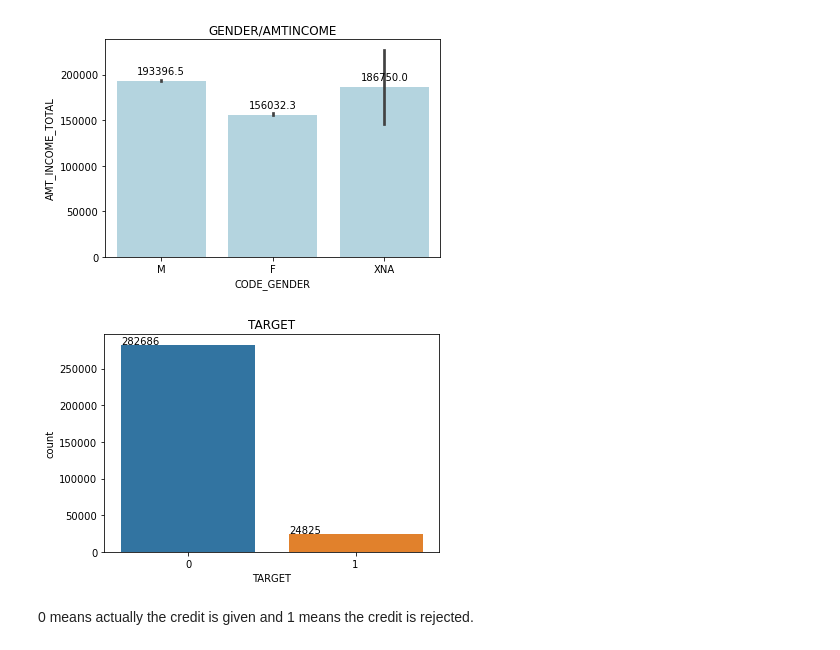
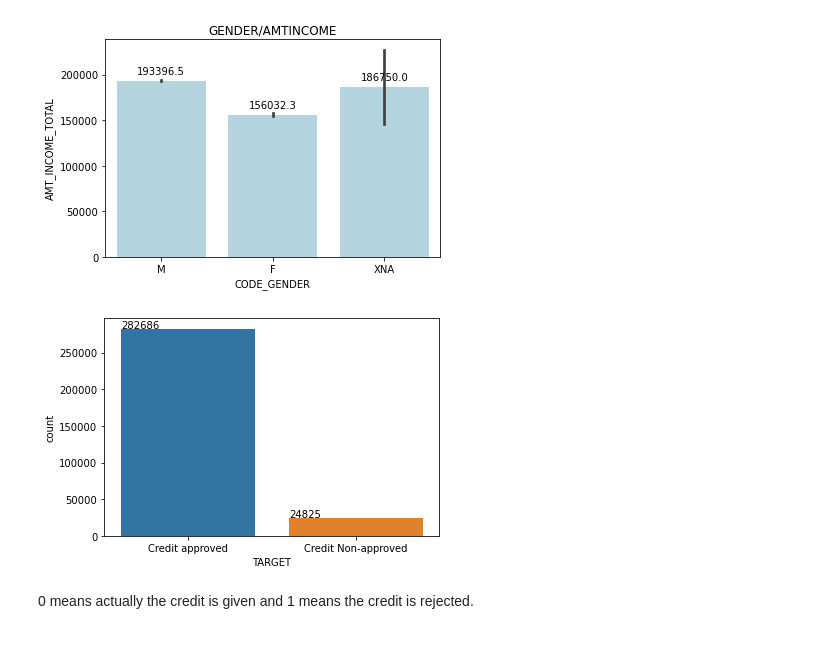
Before and after one commit to santra11/Credit-Scoring, a Jupyter notebook: scoringcredit.ipynb, the cells around one changed output. Drawn from its saved outputs; the diff is of its cells as text; code cells hidden in the pictures.

```diff
--- a/scoringcredit.ipynb
+++ b/scoringcredit.ipynb
@@ -112,10 +111,10 @@ for p in g.patches:
 # %%
 s = sns.countplot(x = 'TARGET',data = df)
 for p in s.patches:
     s.annotate(str(p.get_height()), (p.get_x() * 1.005, p.get_height() * 1.005))
-    s.set_title('TARGET')
+    s.set_xticklabels(['Credit approved','Credit Non-approved']);
 # %% [output]
-[figure, old version]
+[figure, new version]
 # %% [markdown]
 0 means actually the credit is given and 1 means the credit is rejected.
 # %%
```
Also changed, not shown: parts of 52 cells of this notebook.
